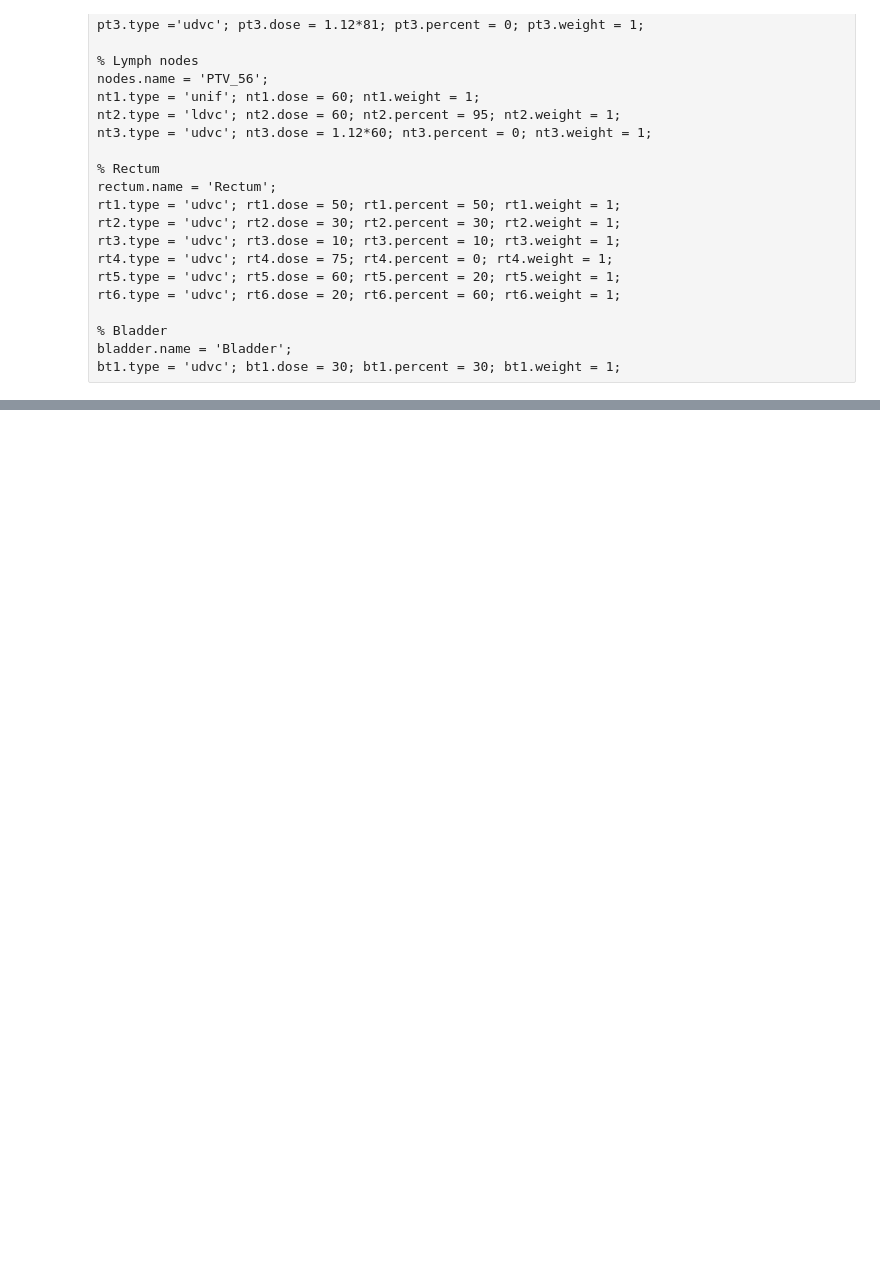
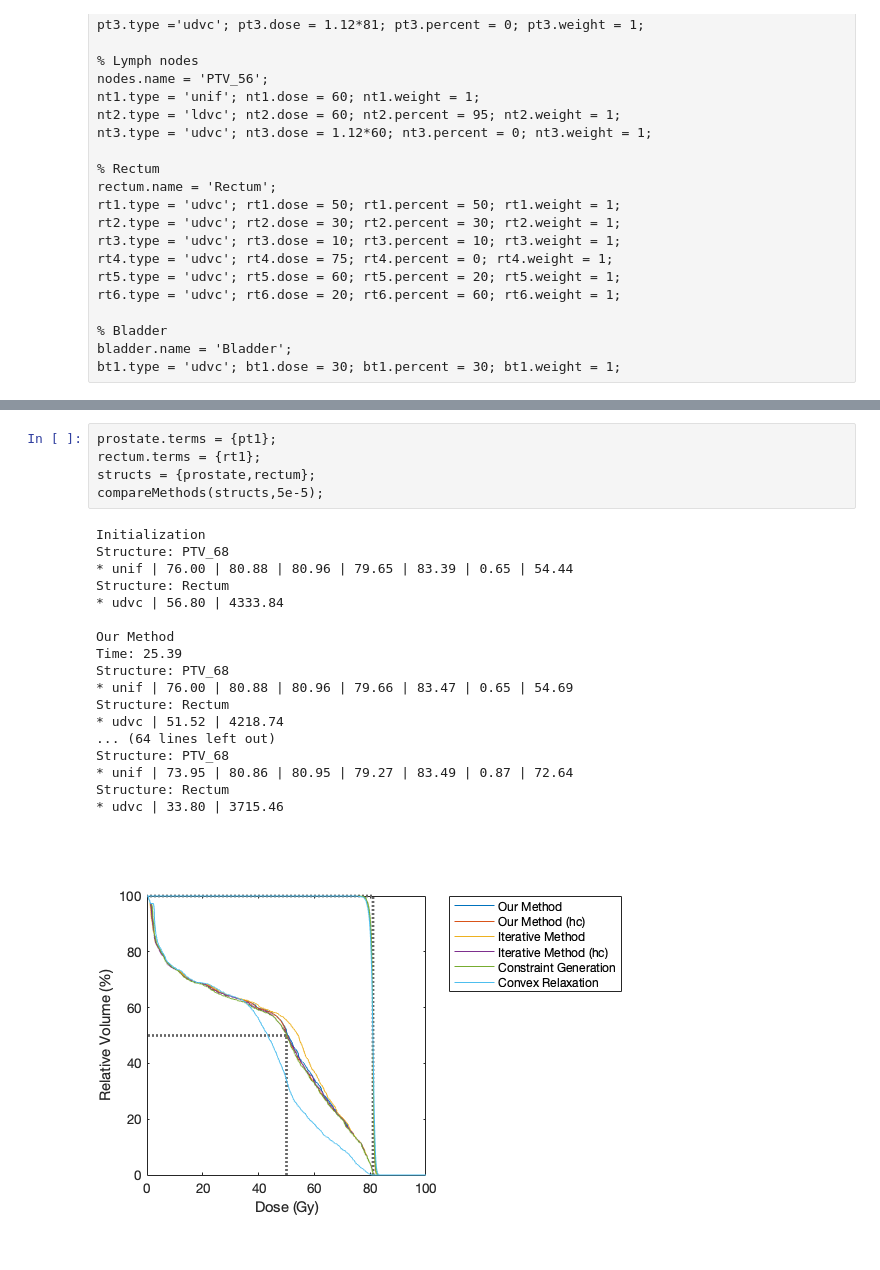
Before and after one commit to kels271828/FluenceMapOpt, a Jupyter notebook: CompareMethods.ipynb, the cells around one changed output, grey strips where cells are left out. Saved outputs shown, nothing was run; the diff lists cells and outputs as text; blank space fills up the shorter version.

Commit message:
adding last gradient method

```diff
--- a/CompareMethods.ipynb
+++ b/CompareMethods.ipynb
@@ -746,0 +131,24 @@ f5.compareDVH([x5a,x5b,x5c,x5d],{'Our Method','Our Method (hc)','Constraint Gene
+# %%
+prostate.terms = {pt1};
+rectum.terms = {rt1};
+structs = {prostate,rectum};
+compareMethods(structs,5e-5);
+# %% [output]
+Initialization
+Structure: PTV_68
+* unif | 76.00 | 80.88 | 80.96 | 79.65 | 83.39 | 0.65 | 54.44
+Structure: Rectum
+* udvc | 56.80 | 4333.84
+
+Our Method
+Time: 25.39
+Structure: PTV_68
+* unif | 76.00 | 80.88 | 80.96 | 79.66 | 83.47 | 0.65 | 54.69
+Structure: Rectum
+* udvc | 51.52 | 4218.74
+... (64 lines left out)
+Structure: PTV_68
+* unif | 73.95 | 80.86 | 80.95 | 79.27 | 83.49 | 0.87 | 72.64
+Structure: Rectum
+* udvc | 33.80 | 3715.46
+[figure, added]
```
Also changed, not shown: parts of 77 cells of this notebook, 1 other file.
